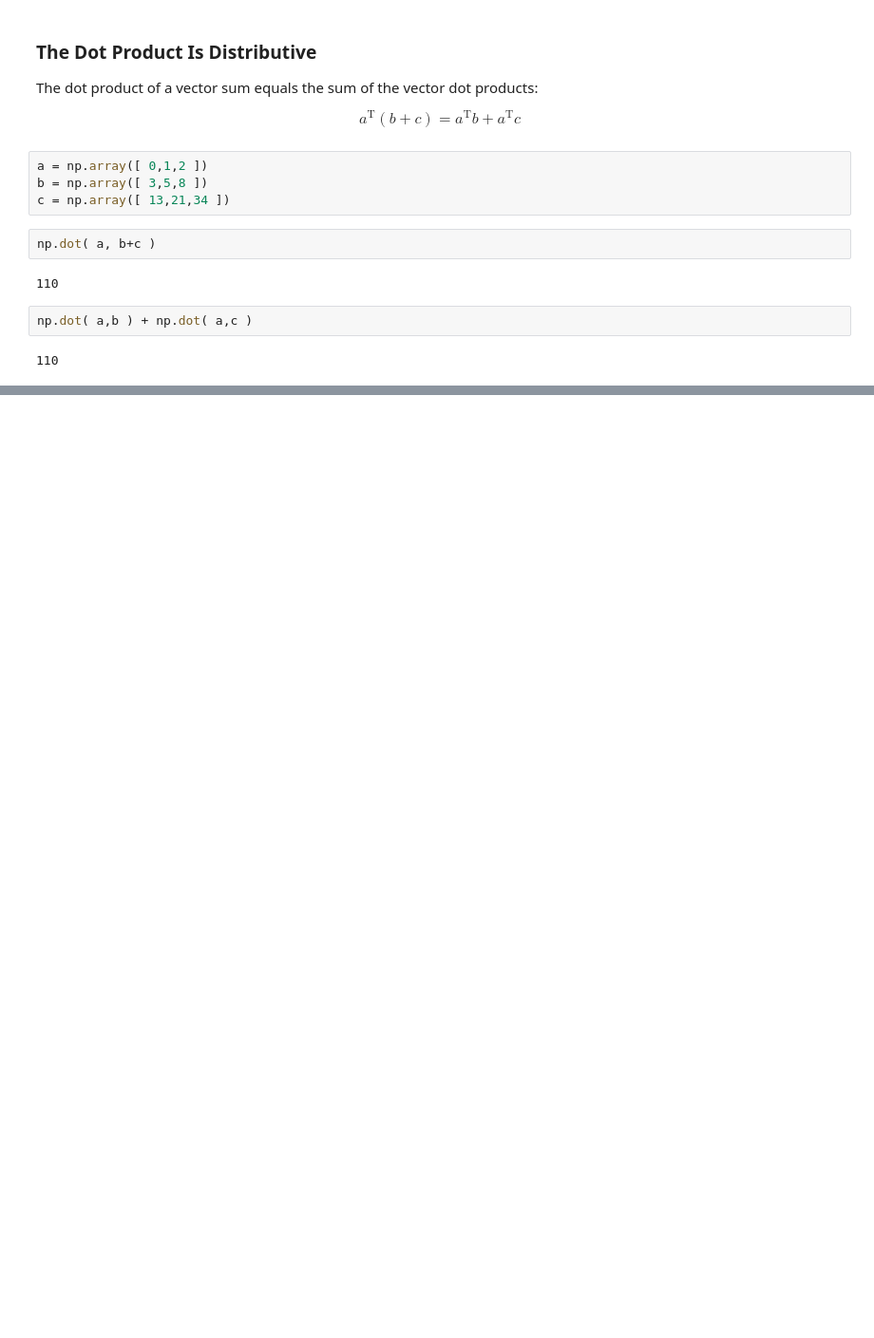
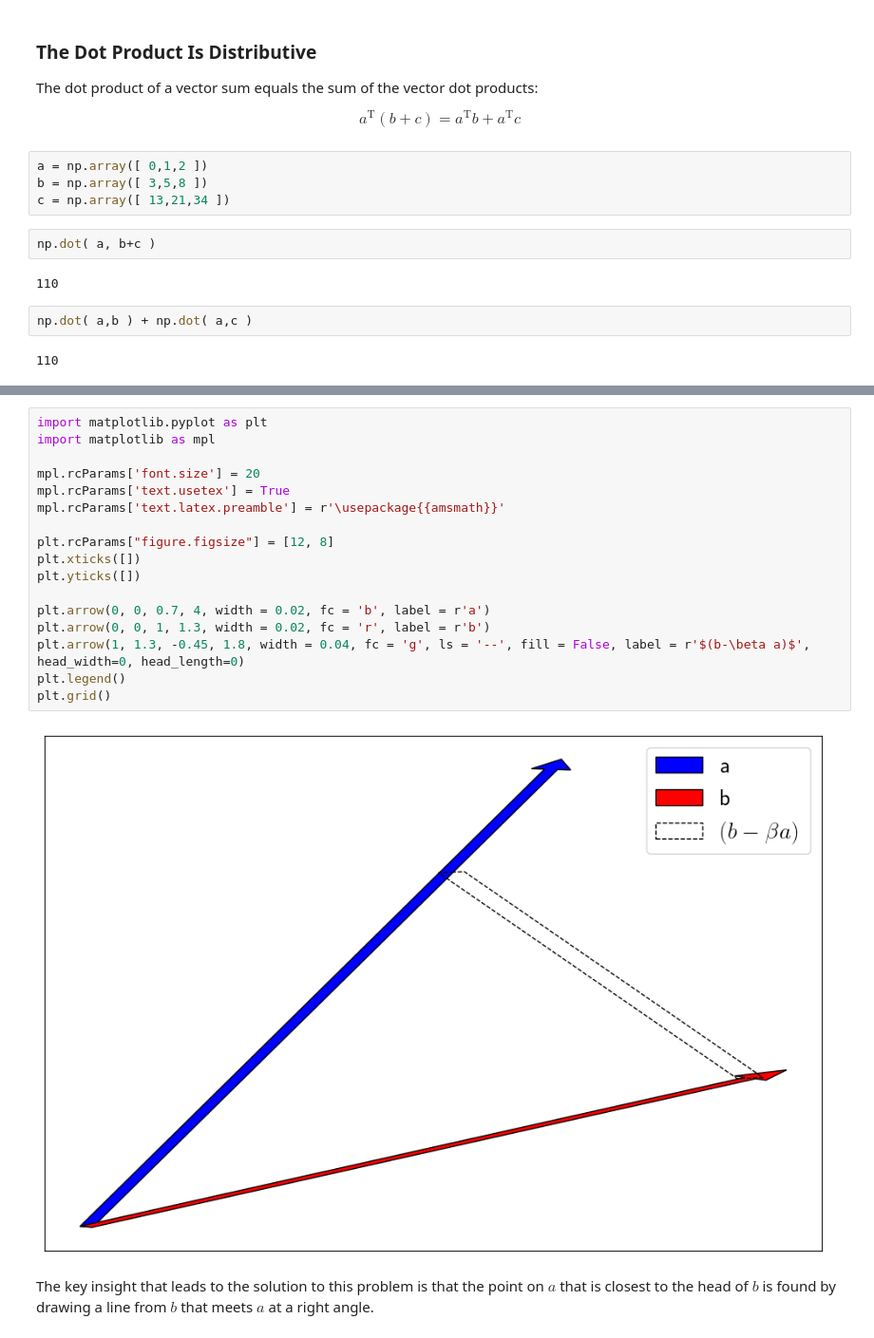
Before and after one commit to mlvhub/quant-learning, a Jupyter notebook: practical-linear-algebra-for-data-science/02-vectors-part-1/02-vectors-part-1.ipynb, the cells around one changed output, grey strips where cells are left out. Shown: that part at 95% size. Cells and saved outputs as stored; diff of their text form; blank space fills up the shorter version.

```diff
--- a/practical-linear-algebra-for-data-science/02-vectors-part-1/02-vectors-part-1.ipynb
+++ b/practical-linear-algebra-for-data-science/02-vectors-part-1/02-vectors-part-1.ipynb
@@ -355,0 +468,21 @@ np.dot( a,b ) + np.dot( a,c )
+# %%
+import matplotlib.pyplot as plt
+import matplotlib as mpl
+
+mpl.rcParams['font.size'] = 20
+mpl.rcParams['text.usetex'] = True
+mpl.rcParams['text.latex.preamble'] = r'\usepackage{{amsmath}}'
+
+plt.rcParams["figure.figsize"] = [12, 8]
+plt.xticks([])
+plt.yticks([])
+
+plt.arrow(0, 0, 0.7, 4, width = 0.02, fc = 'b', label = r'a')
+plt.arrow(0, 0, 1, 1.3, width = 0.02, fc = 'r', label = r'b')
+plt.arrow(1, 1.3, -0.45, 1.8, width = 0.04, fc = 'g', ls = '--', fill = False, label = r'$(b-\beta a)$', head_width=0, head_length=0)
+plt.legend()
+plt.grid()
+# %% [output]
+[figure, added]
+# %% [markdown]
+The key insight that leads to the solution to this problem is that the point on $a$ that is closest to the head of $b$ is found by drawing a line from $b$ that meets $a$ at a right angle.
```
Also changed, not shown: parts of 10 cells of this notebook.
